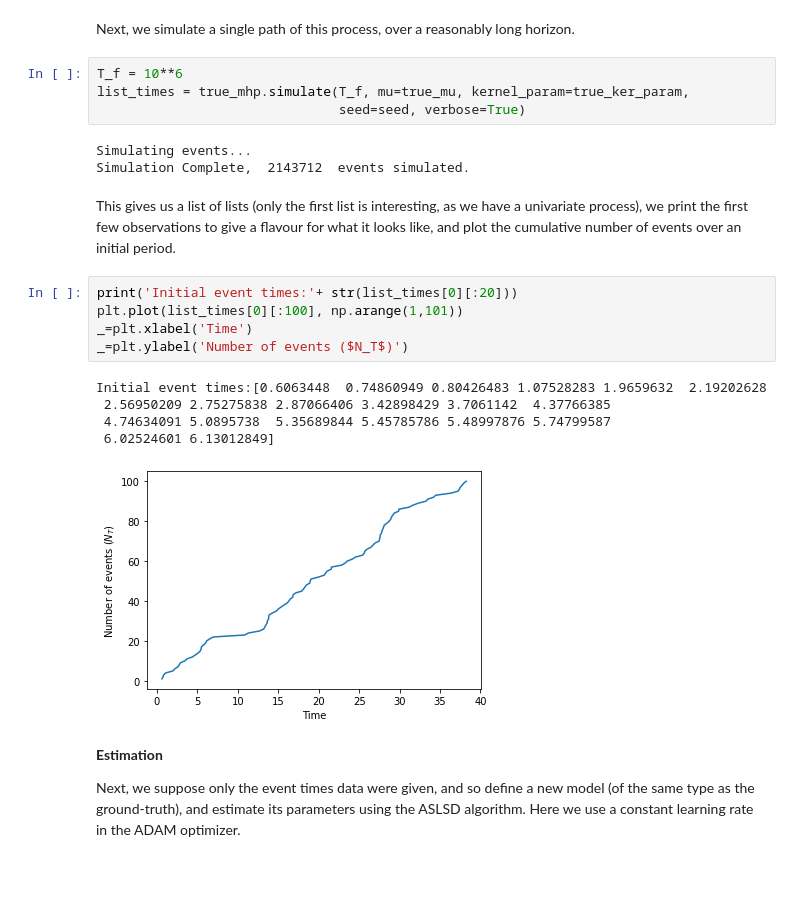
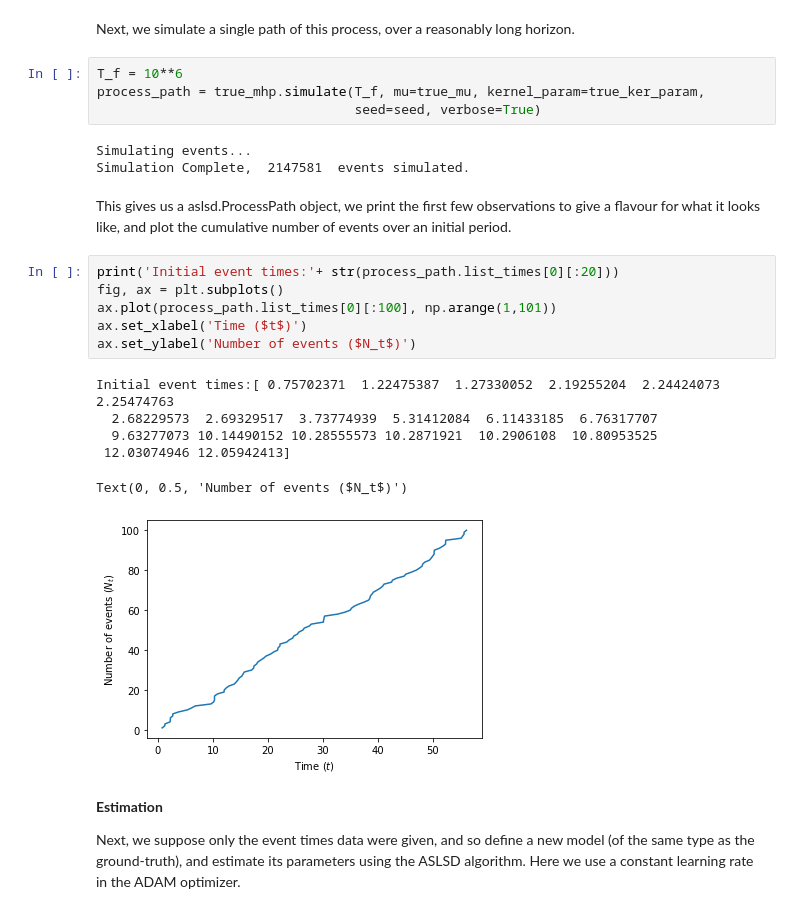
Before and after one commit to saadlabyad/aslsd, a Jupyter notebook: examples/fit_exp1d.ipynb, the cells around one changed output. Cells and saved outputs as stored; diff of their text form; blank space fills up the shorter version.

```diff
--- a/examples/fit_exp1d.ipynb
+++ b/examples/fit_exp1d.ipynb
@@ -44,24 +61,26 @@ true_ker_param = [[np.array([true_omega, true_beta])]]
 Next, we simulate a single path of this process, over a reasonably long horizon.
 # %%
 T_f = 10**6
-list_times = true_mhp.simulate(T_f, mu=true_mu, kernel_param=true_ker_param,
-                               seed=seed, verbose=True)
+process_path = true_mhp.simulate(T_f, mu=true_mu, kernel_param=true_ker_param,
+                                 seed=seed, verbose=True)
 # %% [output]
 Simulating events...
-Simulation Complete,  2143712  events simulated.
+Simulation Complete,  2147581  events simulated.
 # %% [markdown]
-This gives us a list of lists (only the first list is interesting, as we have a univariate process), we print the first few observations to give a flavour for what it looks like, and plot the cumulative number of events over an initial period.
+This gives us a aslsd.ProcessPath object, we print the first few observations to give a flavour for what it looks like, and plot the cumulative number of events over an initial period.
 # %%
-print('Initial event times:'+ str(list_times[0][:20]))
-plt.plot(list_times[0][:100], np.arange(1,101))
-_=plt.xlabel('Time')
-_=plt.ylabel('Number of events ($N_T$)')
+print('Initial event times:'+ str(process_path.list_times[0][:20]))
+fig, ax = plt.subplots()
+ax.plot(process_path.list_times[0][:100], np.arange(1,101))
+ax.set_xlabel('Time ($t$)')
+ax.set_ylabel('Number of events ($N_t$)')
 # %% [output]
-Initial event times:[0.6063448  0.74860949 0.80426483 1.07528283 1.9659632  2.19202628
- 2.56950209 2.75275838 2.87066406 3.42898429 3.7061142  4.37766385
- 4.74634091 5.0895738  5.35689844 5.45785786 5.48997876 5.74799587
- 6.02524601 6.13012849]
+Initial event times:[ 0.75702371  1.22475387  1.27330052  2.19255204  2.24424073  2.25474763
+  2.68229573  2.69329517  3.73774939  5.31412084  6.11433185  6.76317707
+  9.63277073 10.14490152 10.28555573 10.2871921  10.2906108  10.80953525
+ 12.03074946 12.05942413]
+Text(0, 0.5, 'Number of events ($N_t$)')
-[figure, old version]
+[figure, new version]
 # %% [markdown]
 **Estimation**
 
```
Also changed, not shown: parts of 5 cells of this notebook, 6 other files.
